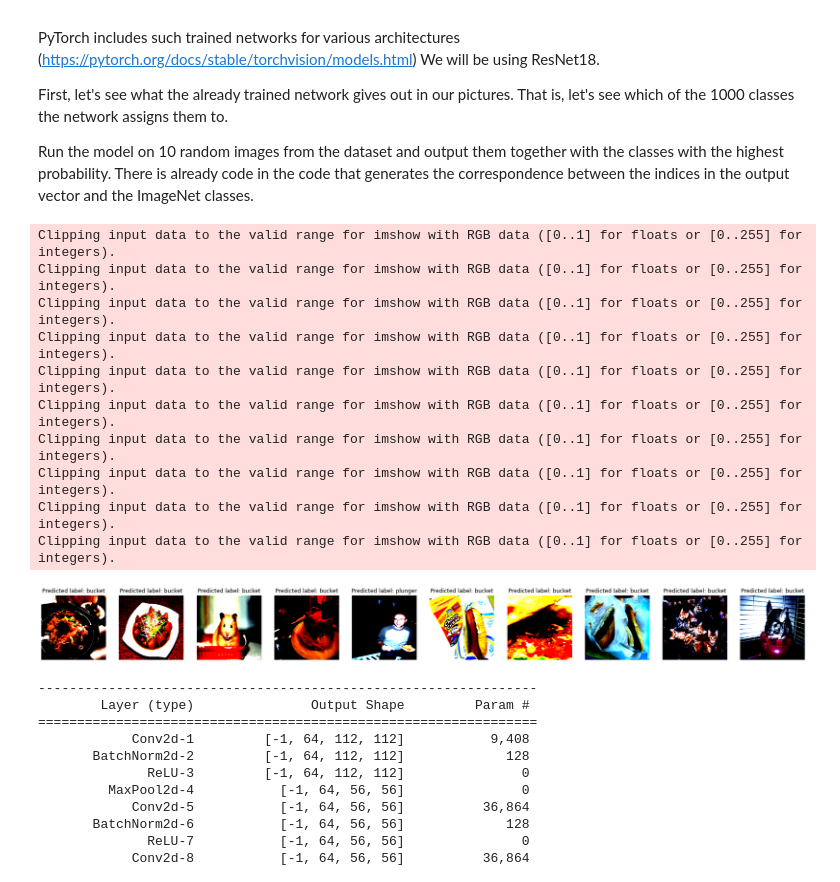
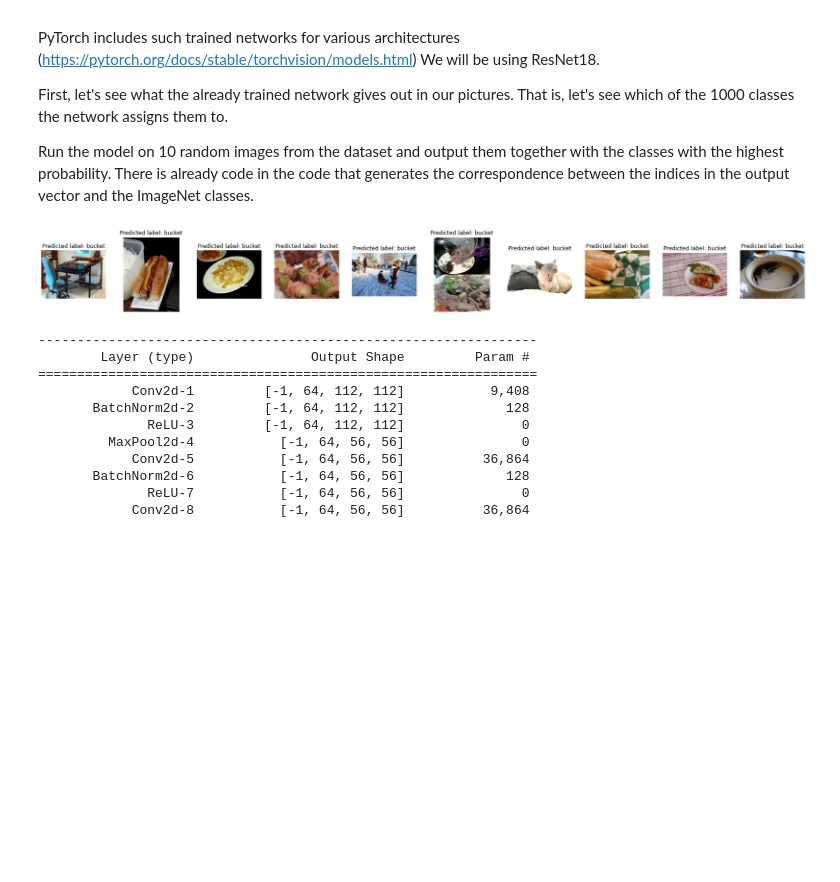
Before and after one commit to Scrath1/ml, a Jupyter notebook: ml_course_en/assignments/Assignment 06. Deep learning models.ipynb, the cells around one changed output. Cells and saved outputs as stored; diff of their text form; code cells hidden in the pictures; blank space fills up the shorter version.

Commit message:
fixed test_predict and froze layers

```diff
--- a/ml_course_en/assignments/Assignment 06. Deep learning models.ipynb
+++ b/ml_course_en/assignments/Assignment 06. Deep learning models.ipynb
@@ -136,7 +136,7 @@ class HotdogOrNotDataset(Dataset):
         y = self.data['label'].iloc[index]
 
         # apply transformation if it exists
-        if self.transform != None:
+        if self.transform is not None:
             img = self.transform(img)
 
         return img, y, index
@@ -287,46 +287,40 @@ There is already code in the code that generates the correspondence between the
 def load_imagenet_classes():
     classes_json = urllib.request.urlopen('https://s3.amazonaws.com/deep-learning-models/image-models/imagenet_class_index.json').read()
     classes = json.loads(classes_json)
     # TODO: Process it to return dict of class index to name
     # Thats what happens already?
     return { int(k): v[-1] for k, v in classes.items()}
 
 model = models.resnet18(pretrained=True)
 model = model.to(device=device)
 
 # TODO: Run this model on 10 random images of your dataset and visualize what it predicts
 indices = np.random.choice(np.arange(len(train_dataset)), 10, replace=False)
 
 
 def test_prediction(model, images, indices, title=None, count=10):
     # visualize random 10 samples
     plt.figure(figsize=(count*3,3))
     classes = load_imagenet_classes()
     display_indices = indices[:count]
     if title:
         plt.suptitle("%s %s/%s" % (title, len(display_indices), len(indices)))
     for i, index in enumerate(display_indices):
+        img, _, _ = orig_dataset[index]
         x, _, _ = images[index]
-        pred = model(x.unsqueeze(0).to('cuda'))
+
+        pred = model(x.unsqueeze(0).to('cuda')) # get prediction
         plt.subplot(1,count,i+1)
         plt.title("Predicted label: %s" % classes[pred[0].argmax().item()])
-        plt.imshow(x.permute(1,2,0))
+        plt.imshow(img)
+        #plt.imshow(x.permute(1,2,0))
         plt.grid(False)
         plt.axis('off')
 
 test_prediction(model, train_dataset, indices)
+#visualize_samples(orig_dataset, indices,"Original",len(indices))
 # %% [output]
-Clipping input data to the valid range for imshow with RGB data ([0..1] for floats or [0..255] for integers).
-Clipping input data to the valid range for imshow with RGB data ([0..1] for floats or [0..255] for integers).
-Clipping input data to the valid range for imshow with RGB data ([0..1] for floats or [0..255] for integers).
-Clipping input data to the valid range for imshow with RGB data ([0..1] for floats or [0..255] for integers).
-Clipping input data to the valid range for imshow with RGB data ([0..1] for floats or [0..255] for integers).
-Clipping input data to the valid range for imshow with RGB data ([0..1] for floats or [0..255] for integers).
-Clipping input data to the valid range for imshow with RGB data ([0..1] for floats or [0..255] for integers).
-Clipping input data to the valid range for imshow with RGB data ([0..1] for floats or [0..255] for integers).
-Clipping input data to the valid range for imshow with RGB data ([0..1] for floats or [0..255] for integers).
-Clipping input data to the valid range for imshow with RGB data ([0..1] for floats or [0..255] for integers).
-[figure, old version]
+[figure, new version]
 # %%
 from torchsummary import summary
 
```
Also changed, not shown: parts of 3 cells of this notebook, 2 other files.
